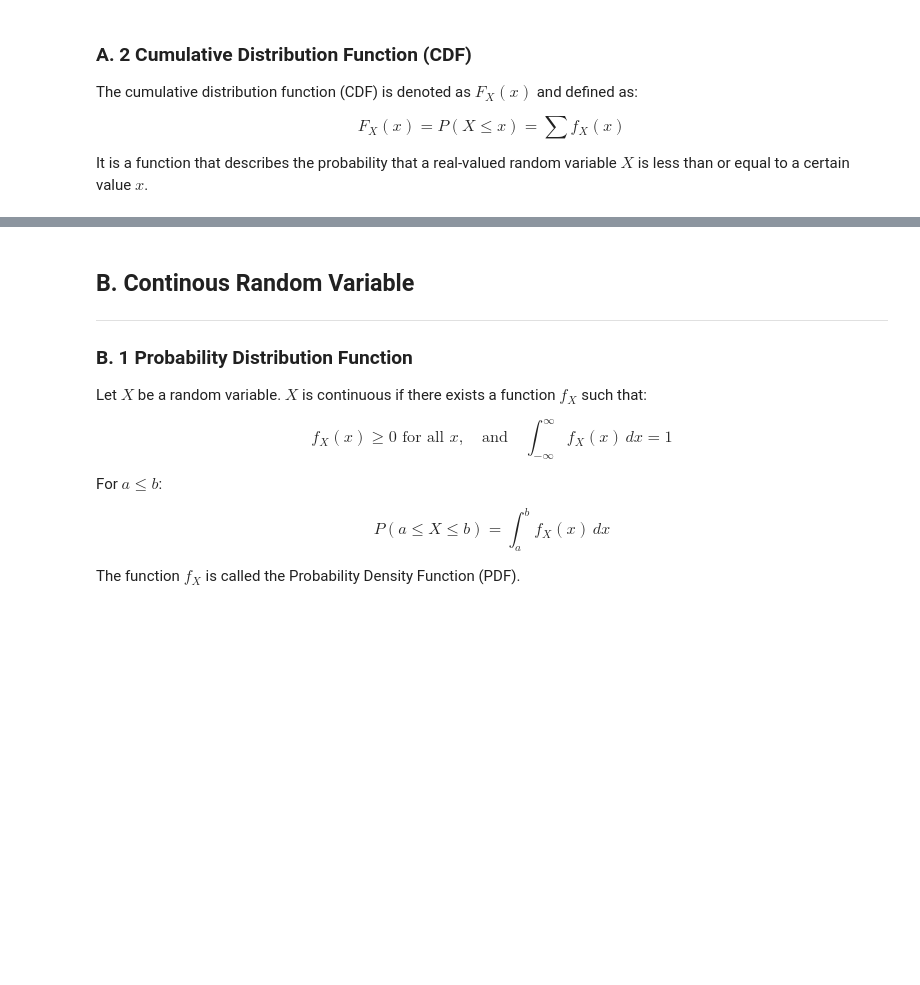
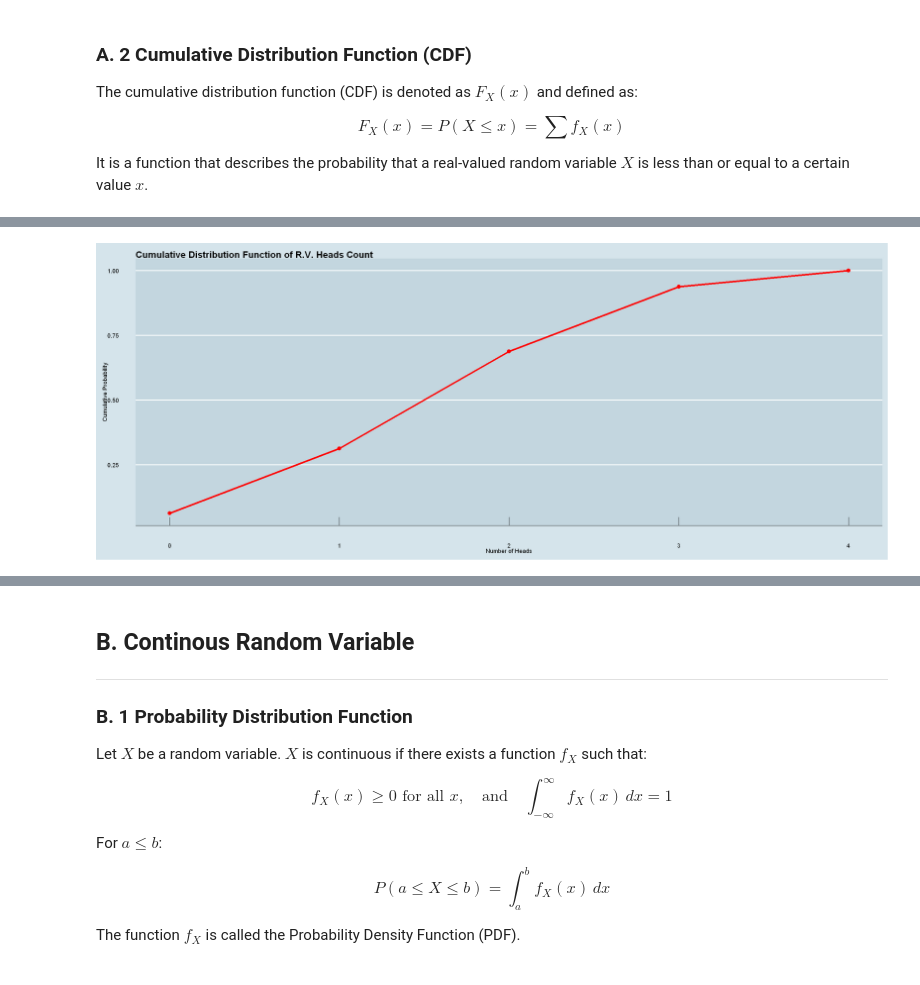
Before and after one commit to ansyaku/Statistika3_UGM_ipynb, a Jupyter notebook: Pertemuan 2.ipynb, the cells around one changed output, grey strips where cells are left out. Saved outputs shown, nothing was run; the diff lists cells and outputs as text; code cells hidden in the pictures; blank space fills up the shorter version.

```diff
--- a/Pertemuan 2.ipynb
+++ b/Pertemuan 2.ipynb
@@ -100,0 +172,14 @@ points(x_values, cum_prob, pch = 19, col = "red") # Highlight the jumps at discr
+# %%
+# Create the bar graph for probabilities and add a line graph for cumulative probabilities
+# Load ggplot2 library
+library(ggplot2)
+
+# Create the line graph for cumulative probabilities
+ggplot(data = probability_summary, aes(x = Heads_Count)) +
+  geom_line(aes(y = Cumulative_P, group = 1), color = "red", linewidth = 1.5) +  # Updated to use 'linewidth'
+  geom_point(aes(y = Cumulative_P), color = "red", size = 3) +
+  labs(x = "Number of Heads", y = "Cumulative Probability") +
+  ggtitle("Cumulative Distribution Function of R.V. Heads Count") +
+  theme_economist(base_size = 30, dkpanel=TRUE)
+# %% [output]
+[figure, added]
```
Also changed, not shown: parts of 14 cells of this notebook, 1 other file.
